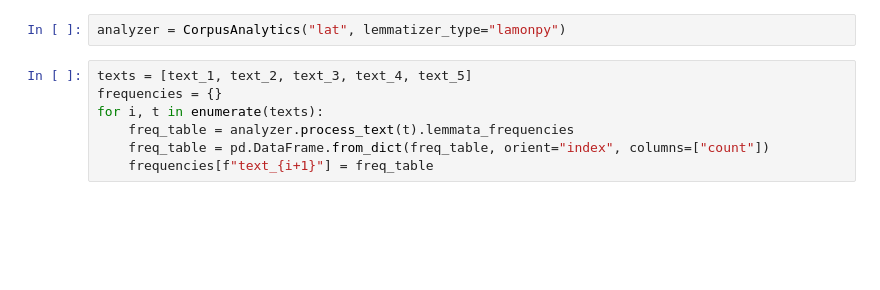
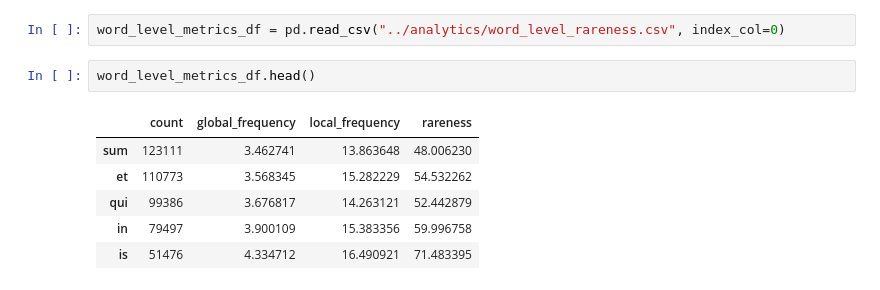
Before and after one commit to TylerKirby/latin-vocab-project, a Jupyter notebook: notebooks/word_level_metrics_experiment.ipynb, the cells around one changed output. Cells and saved outputs as stored; diff of their text form; blank space fills up the shorter version.

```diff
--- a/notebooks/word_level_metrics_experiment.ipynb
+++ b/notebooks/word_level_metrics_experiment.ipynb
@@ -140,9 +5,11 @@ an dominum ignoras nisi quem uindicta relaxat?            125"""
-# %%
-analyzer = CorpusAnalytics("lat", lemmatizer_type="lamonpy")
-# %%
-texts = [text_1, text_2, text_3, text_4, text_5]
-frequencies = {}
-for i, t in enumerate(texts):
-    freq_table = analyzer.process_text(t).lemmata_frequencies
-    freq_table = pd.DataFrame.from_dict(freq_table, orient="index", columns=["count"])
-    frequencies[f"text_{i+1}"] = freq_table
+# %%
+word_level_metrics_df = pd.read_csv("../analytics/word_level_rareness.csv", index_col=0)
+# %%
+word_level_metrics_df.head()
+# %% [output]
+|  | count | global_frequency | local_frequency | rareness |
+| sum | 123111 | 3.462741 | 13.863648 | 48.006230 |
+| et | 110773 | 3.568345 | 15.282229 | 54.532262 |
+| qui | 99386 | 3.676817 | 14.263121 | 52.442879 |
+| in | 79497 | 3.900109 | 15.383356 | 59.996758 |
+| is | 51476 | 4.334712 | 16.490921 | 71.483395 |
```
Also changed, not shown: parts of 11 cells of this notebook, 13 other files.
